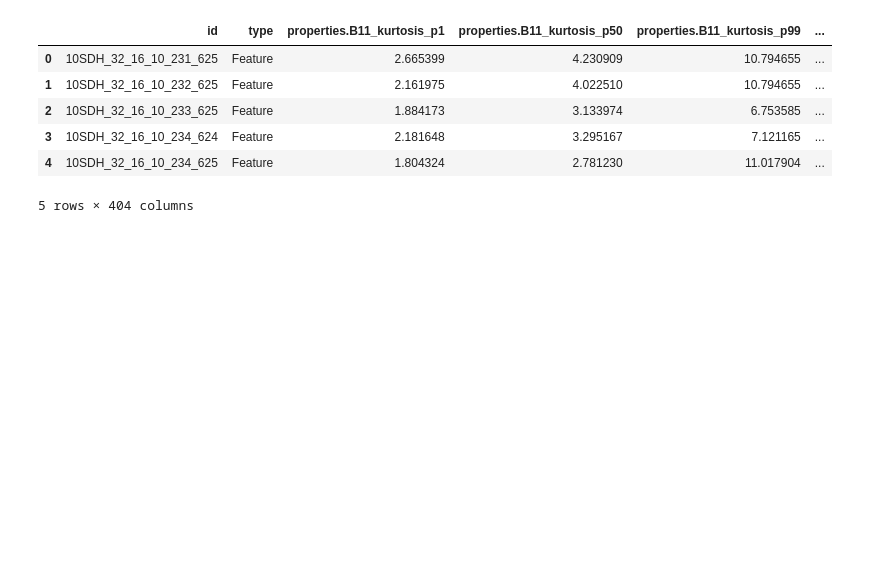
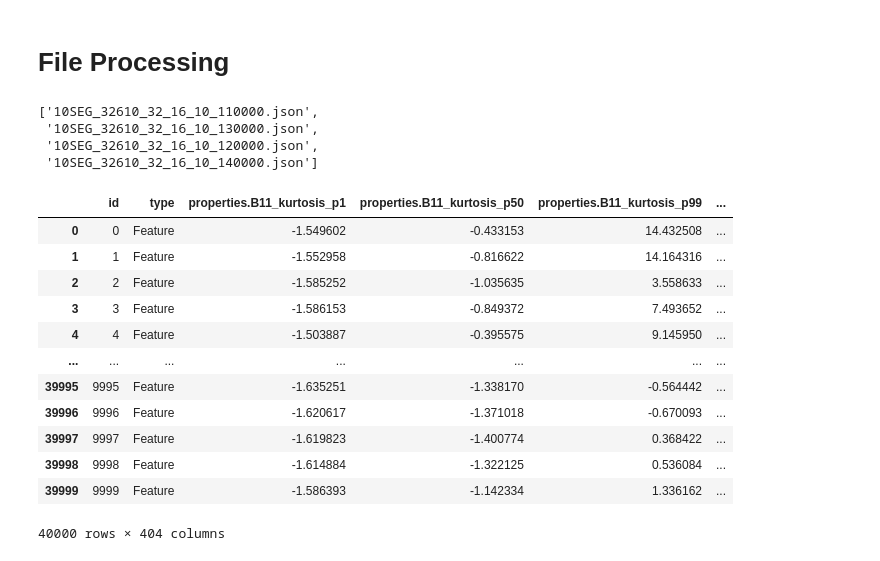
Before and after one commit to hollevikberkeley/ER131, a Jupyter notebook: notebooks/emb_reader.ipynb, the cells around one changed output. Saved outputs shown, nothing was run; the diff lists cells and outputs as text; code cells hidden in the pictures; blank space fills up the shorter version.

```diff
--- a/notebooks/emb_reader.ipynb
+++ b/notebooks/emb_reader.ipynb
@@ -8,4 +9,15 @@ import folium
 
 import warnings
 warnings.filterwarnings('ignore')
+# %% [markdown]
+# File Processing
+# %%
+path = 'emb_data/SF_OAK_embed/focus_area/'
+files = os.listdir(path)
+files
+# %% [output]
+['10SEG_32610_32_16_10_110000.json',
+ '10SEG_32610_32_16_10_130000.json',
+ '10SEG_32610_32_16_10_120000.json',
+ '10SEG_32610_32_16_10_140000.json']
 # %%
@@ -16,10 +29,17 @@ df = pd.json_normalize(data, record_path=['features'])
-# %%
-df.head()
-# %% [output]
-|  | id | type | properties.B11_kurtosis_p1 | properties.B11_kurtosis_p50 | properties.B11_kurtosis_p99 | ... |
-| 0 | 10SDH_32_16_10_231_625 | Feature | 2.665399 | 4.230909 | 10.794655 | ... |
-| 1 | 10SDH_32_16_10_232_625 | Feature | 2.161975 | 4.022510 | 10.794655 | ... |
-| 2 | 10SDH_32_16_10_233_625 | Feature | 1.884173 | 3.133974 | 6.753585 | ... |
-| 3 | 10SDH_32_16_10_234_624 | Feature | 2.181648 | 3.295167 | 7.121165 | ... |
-| 4 | 10SDH_32_16_10_234_625 | Feature | 1.804324 | 2.781230 | 11.017904 | ... |
-5 rows × 404 columns
+# %%
+df = pd.json_normalize(all_data, record_path=['features'])
+df
+# %% [output]
+|  | id | type | properties.B11_kurtosis_p1 | properties.B11_kurtosis_p50 | properties.B11_kurtosis_p99 | ... |
+| 0 | 0 | Feature | -1.549602 | -0.433153 | 14.432508 | ... |
+| 1 | 1 | Feature | -1.552958 | -0.816622 | 14.164316 | ... |
+| 2 | 2 | Feature | -1.585252 | -1.035635 | 3.558633 | ... |
+| 3 | 3 | Feature | -1.586153 | -0.849372 | 7.493652 | ... |
+| 4 | 4 | Feature | -1.503887 | -0.395575 | 9.145950 | ... |
+| ... | ... | ... | ... | ... | ... | ... |
+| 39995 | 9995 | Feature | -1.635251 | -1.338170 | -0.564442 | ... |
+| 39996 | 9996 | Feature | -1.620617 | -1.371018 | -0.670093 | ... |
+| 39997 | 9997 | Feature | -1.619823 | -1.400774 | 0.368422 | ... |
+| 39998 | 9998 | Feature | -1.614884 | -1.322125 | 0.536084 | ... |
+| 39999 | 9999 | Feature | -1.586393 | -1.142334 | 1.336162 | ... |
+40000 rows × 404 columns
```
Also changed, not shown: parts of 10 cells of this notebook, 2 other files.
